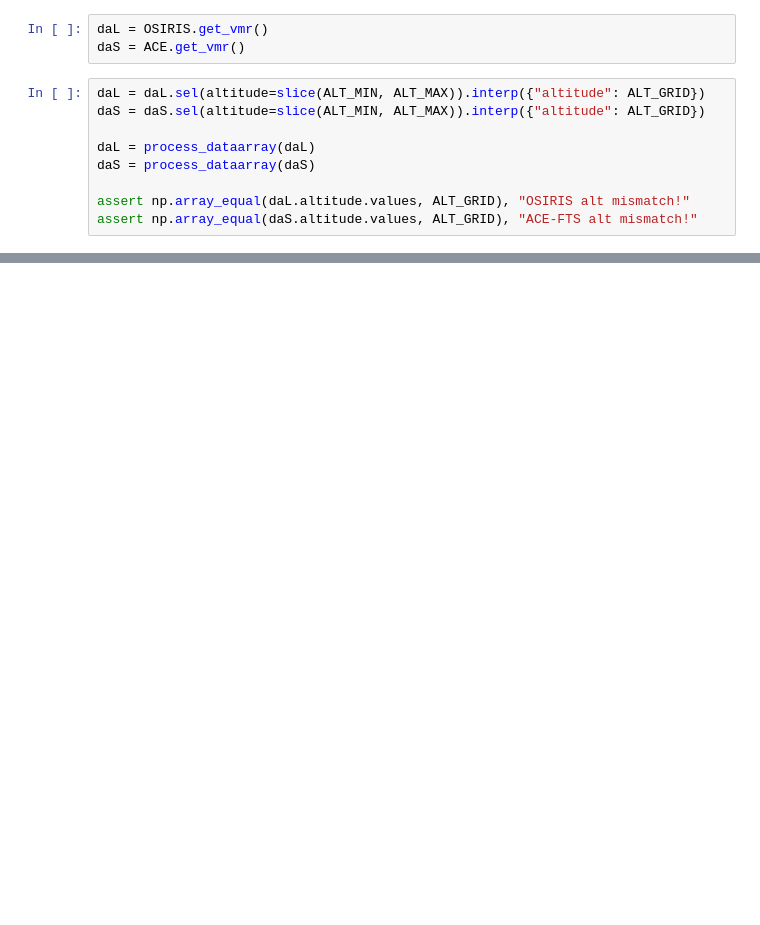
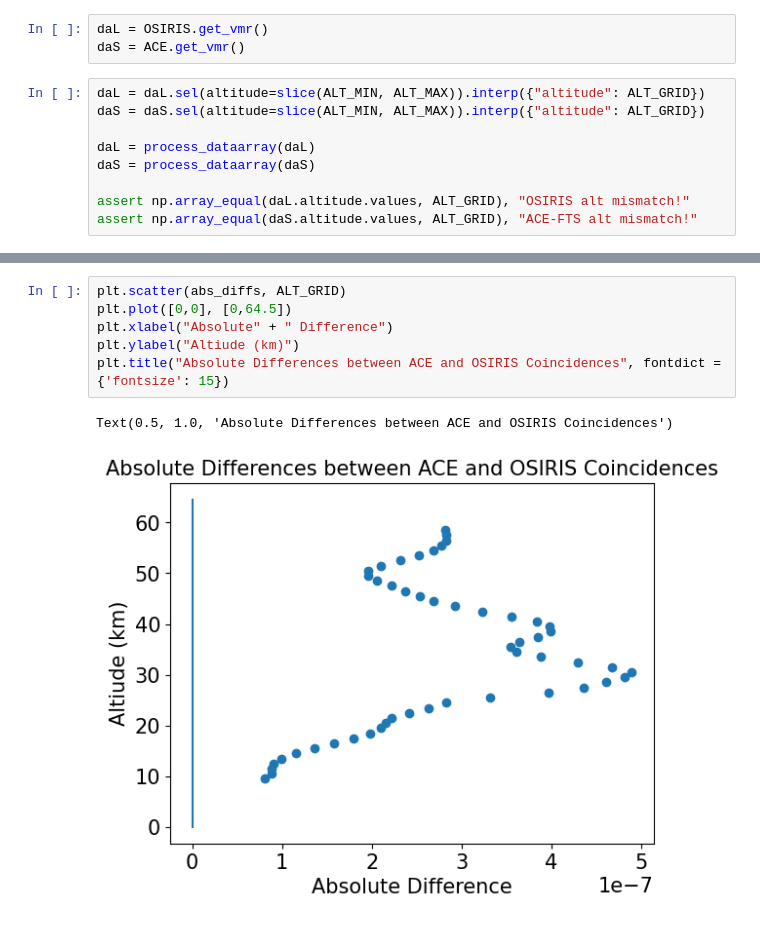
Before and after one commit to Sallamsaka/ozone-measurement-comparison, a Jupyter notebook: profile comparisons.ipynb, the cells around one changed output, grey strips where cells are left out. Cells and saved outputs as stored; diff of their text form; blank space fills up the shorter version.

```diff
--- a/profile comparisons.ipynb
+++ b/profile comparisons.ipynb
@@ -216,0 +222,9 @@ plt.plot([0,64.5],[0,0])
+# %%
+plt.scatter(abs_diffs, ALT_GRID)
+plt.plot([0,0], [0,64.5])
+plt.xlabel("Absolute" + " Difference")
+plt.ylabel("Altiude (km)")
+plt.title("Absolute Differences between ACE and OSIRIS Coincidences", fontdict = {'fontsize': 15})
+# %% [output]
+Text(0.5, 1.0, 'Absolute Differences between ACE and OSIRIS Coincidences')
+[figure, added]
```
Also changed, not shown: parts of 14 cells of this notebook, 1 other file.
